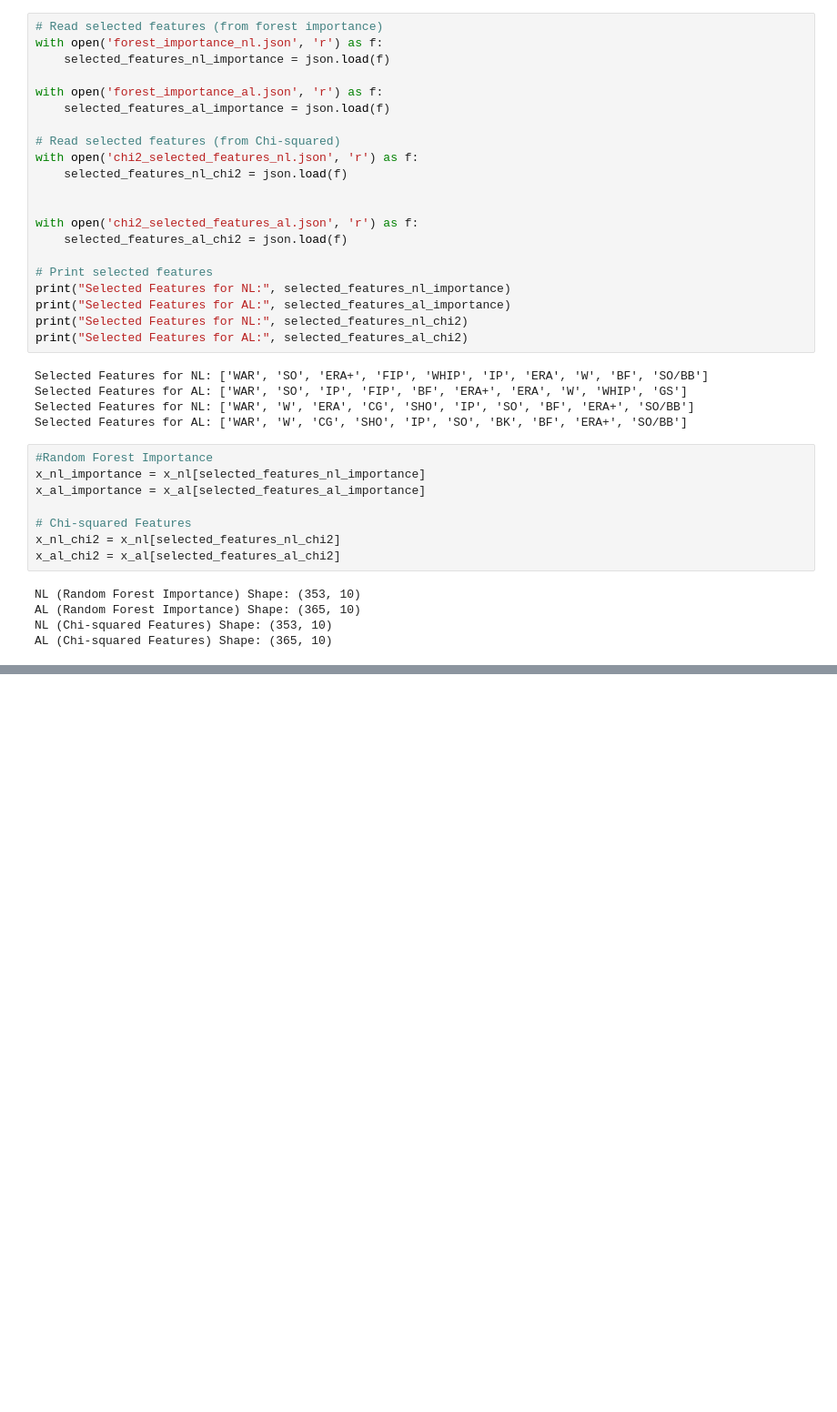
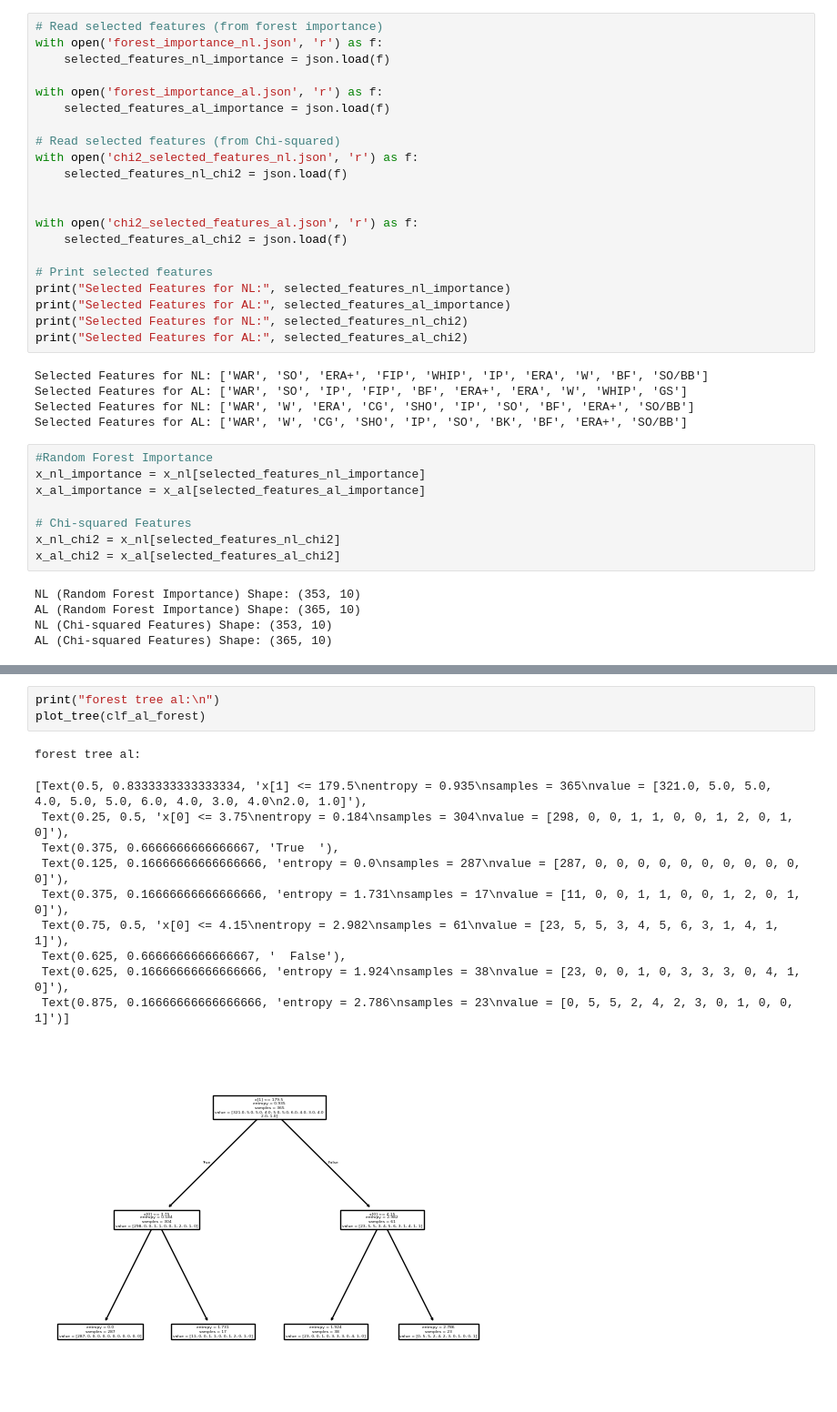
Before and after one commit to jbigs6134/CSC325_Cy_Young_Predictor, a Jupyter notebook: Decision_Tree_Classifier.ipynb, the cells around one changed output, grey strips where cells are left out. Shown: that part at 91% size. Saved outputs shown, nothing was run; the diff lists cells and outputs as text; blank space fills up the shorter version.

```diff
--- a/Decision_Tree_Classifier.ipynb
+++ b/Decision_Tree_Classifier.ipynb
@@ -62,0 +96,15 @@ AL (Chi-squared Features) Shape: (365, 10)
+# %%
+print("forest tree al:\n")
+plot_tree(clf_al_forest)
+# %% [output]
+forest tree al:
+[Text(0.5, 0.8333333333333334, 'x[1] <= 179.5\nentropy = 0.935\nsamples = 365\nvalue = [321.0, 5.0, 5.0, 4.0, 5.0, 5.0, 6.0, 4.0, 3.0, 4.0\n2.0, 1.0]'),
+ Text(0.25, 0.5, 'x[0] <= 3.75\nentropy = 0.184\nsamples = 304\nvalue = [298, 0, 0, 1, 1, 0, 0, 1, 2, 0, 1, 0]'),
+ Text(0.375, 0.6666666666666667, 'True  '),
+ Text(0.125, 0.16666666666666666, 'entropy = 0.0\nsamples = 287\nvalue = [287, 0, 0, 0, 0, 0, 0, 0, 0, 0, 0, 0]'),
+ Text(0.375, 0.16666666666666666, 'entropy = 1.731\nsamples = 17\nvalue = [11, 0, 0, 1, 1, 0, 0, 1, 2, 0, 1, 0]'),
+ Text(0.75, 0.5, 'x[0] <= 4.15\nentropy = 2.982\nsamples = 61\nvalue = [23, 5, 5, 3, 4, 5, 6, 3, 1, 4, 1, 1]'),
+ Text(0.625, 0.6666666666666667, '  False'),
+ Text(0.625, 0.16666666666666666, 'entropy = 1.924\nsamples = 38\nvalue = [23, 0, 0, 1, 0, 3, 3, 3, 0, 4, 1, 0]'),
+ Text(0.875, 0.16666666666666666, 'entropy = 2.786\nsamples = 23\nvalue = [0, 5, 5, 2, 4, 2, 3, 0, 1, 0, 0, 1]')]
+[figure, added]
```
Also changed, not shown: parts of 6 cells of this notebook.
